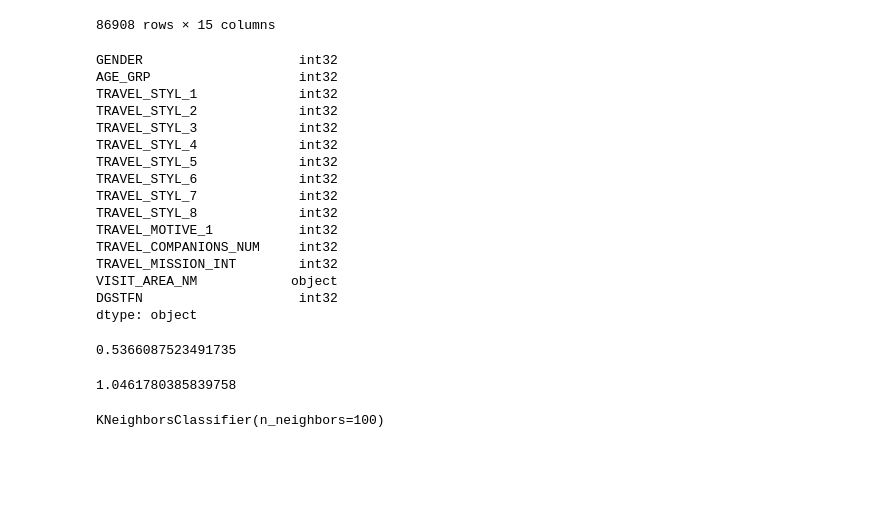
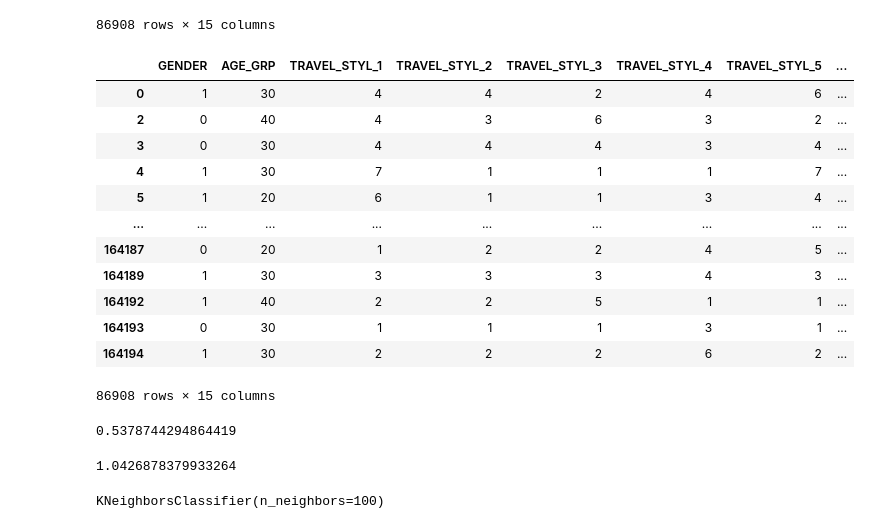
Before and after one commit to Got-Gam/GotGam_Flask, a Jupyter notebook: ML/machine_learning.ipynb, the cells around one changed output. Drawn from its saved outputs; the diff is of its cells as text; code cells hidden in the pictures; blank space fills up the shorter version.

```diff
--- a/ML/machine_learning.ipynb
+++ b/ML/machine_learning.ipynb
@@ -36,2 +36,6 @@ traveller_all.to_csv('../csv/tn_visit_traveller_all.csv', index=False)
 # %%
-traveller_all.info()
+# traveller_all.info()
+
+area_all = pd.read_csv('../csv/tn_visit_area_all.csv', low_memory=False)
+travel_all = pd.read_csv('../csv/tn_visit_travel_all.csv', low_memory=False)
+travelers_all = pd.read_csv('../csv/tn_visit_traveller_all.csv', low_memory=False)
@@ -75,7 +61,7 @@ Data columns (total 32 columns):
 dtypes: float64(8), int64(3), object(21)
 memory usage: 40.1+ MB
 # %%
-df = pd.merge(df, traveller_all, how='left', on='TRAVELER_ID')
+df = pd.merge(df, travelers_all, how='left', on='TRAVELER_ID')
 # %%
 df_filter = df[~df['TRAVEL_MISSION_CHECK'].isnull()].copy()  # 'TRAVEL_MISSION_CHECK' 컬럼에 결측치가 없는 행만을 복사
 
@@ -132,36 +118,35 @@ df_filter
 | 164193 | 여 | 30.0 | 1.0 | 1.0 | 1.0 | 3.0 | 1.0 | ... |
 | 164194 | 남 | 30.0 | 2.0 | 2.0 | 2.0 | 6.0 | 2.0 | ... |
 86908 rows × 15 columns
+# %%
+# 변환할 열 목록
+columns_to_convert = ['AGE_GRP', 'TRAVEL_STYL_1', 'TRAVEL_STYL_2', 'TRAVEL_STYL_3',
+                      'TRAVEL_STYL_4', 'TRAVEL_STYL_5', 'TRAVEL_STYL_6', 'TRAVEL_STYL_7',
+                      'TRAVEL_STYL_8', 'TRAVEL_MOTIVE_1', 'TRAVEL_COMPANIONS_NUM']
+
+# 성별도 int형으로 변환
+df_filter['GENDER'] = df_filter['GENDER'].replace({'남': 1, '여': 0}).astype('int32')
+
+# integer로 변환 (int32 사용으로 메모리 절약)
+df_filter[columns_to_convert] = df_filter[columns_to_convert].astype('int32')
+
+df_filter.dtypes
 # %%
-# 변환할 열 목록
-columns_to_convert = ['AGE_GRP', 'TRAVEL_STYL_1', 'TRAVEL_STYL_2', 'TRAVEL_STYL_3',
-                      'TRAVEL_STYL_4', 'TRAVEL_STYL_5', 'TRAVEL_STYL_6', 'TRAVEL_STYL_7',
-                      'TRAVEL_STYL_8', 'TRAVEL_MOTIVE_1', 'TRAVEL_COMPANIONS_NUM', 'DGSTFN']
-
-# 성별도 int형으로 변환
-df_filter['GENDER'] = df_filter['GENDER'].replace({'남': 1, '여': 0}).astype('int32')
-
-# integer로 변환 (int32 사용으로 메모리 절약)
-df_filter[columns_to_convert] = df_filter[columns_to_convert].astype('int32')
-
-df_filter.dtypes
+df_filter
 # %% [output]
+|  | GENDER | AGE_GRP | TRAVEL_STYL_1 | TRAVEL_STYL_2 | TRAVEL_STYL_3 | TRAVEL_STYL_4 | TRAVEL_STYL_5 | ... |
+| 0 | 1 | 30 | 4 | 4 | 2 | 4 | 6 | ... |
+| 2 | 0 | 40 | 4 | 3 | 6 | 3 | 2 | ... |
+| 3 | 0 | 30 | 4 | 4 | 4 | 3 | 4 | ... |
+| 4 | 1 | 30 | 7 | 1 | 1 | 1 | 7 | ... |
+| 5 | 1 | 20 | 6 | 1 | 1 | 3 | 4 | ... |
+| ... | ... | ... | ... | ... | ... | ... | ... | ... |
+| 164187 | 0 | 20 | 1 | 2 | 2 | 4 | 5 | ... |
+| 164189 | 1 | 30 | 3 | 3 | 3 | 4 | 3 | ... |
+| 164192 | 1 | 40 | 2 | 2 | 5 | 1 | 1 | ... |
+| 164193 | 0 | 30 | 1 | 1 | 1 | 3 | 1 | ... |
+| 164194 | 1 | 30 | 2 | 2 | 2 | 6 | 2 | ... |
-GENDER                    int32
-AGE_GRP                   int32
-TRAVEL_STYL_1             int32
-TRAVEL_STYL_2             int32
-TRAVEL_STYL_3             int32
-TRAVEL_STYL_4             int32
-TRAVEL_STYL_5             int32
-TRAVEL_STYL_6             int32
-TRAVEL_STYL_7             int32
-TRAVEL_STYL_8             int32
-TRAVEL_MOTIVE_1           int32
-TRAVEL_COMPANIONS_NUM     int32
-TRAVEL_MISSION_INT        int32
-VISIT_AREA_NM            object
-DGSTFN                    int32
-dtype: object
+86908 rows × 15 columns
 # %%
 le = LabelEncoder()
 
@@ -182,13 +167,13 @@ y_pred = rd.fit(X_train, y_train)
 rd_score = rd.score(X_test, y_test)
 rd_score
 # %% [output]
-0.5366087523491735
+0.5378744294864419
 # %%
 y_pred = rd.predict(X_test)
 mse = mean_squared_error(y_test, y_pred)
 mse
 # %% [output]
-1.0461780385839758
+1.0426878379933264
 # %%
 knn = KNeighborsClassifier(n_neighbors=100)
 knn.fit(X_train, y_train)
```
Also changed, not shown: parts of 16 cells of this notebook, 1 other file.
